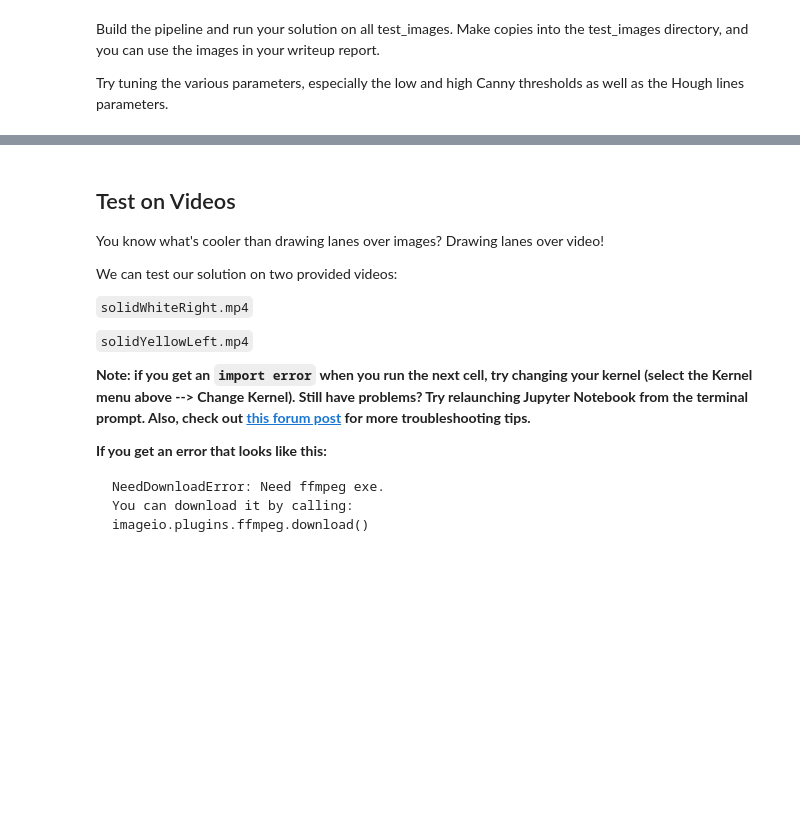
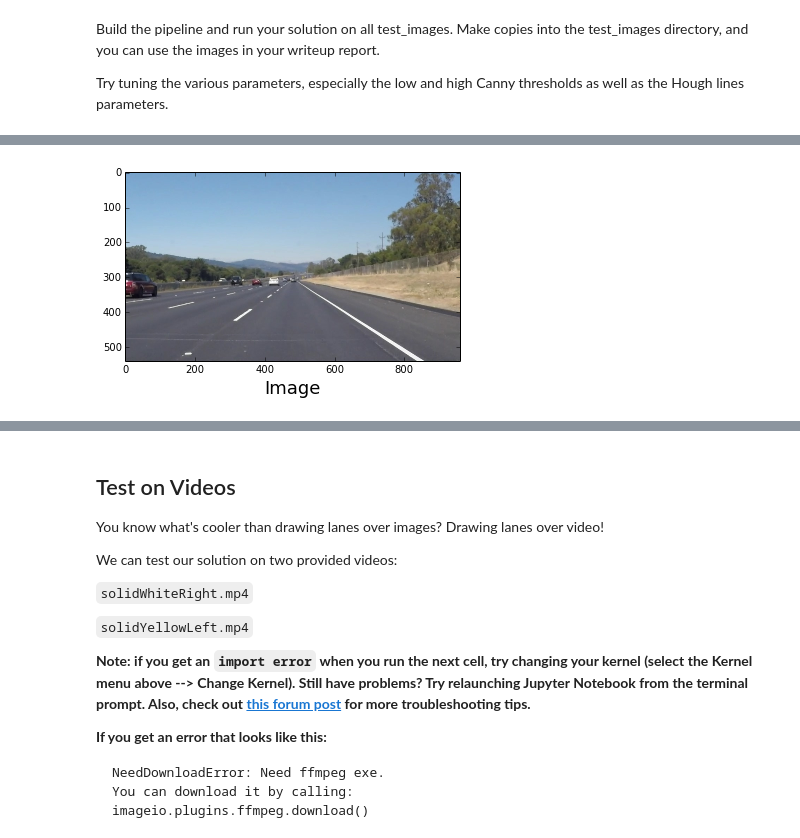
Before and after one commit to lochappy/CarND-LaneLines-P1, a Jupyter notebook: P1.ipynb, the cells around one changed output, grey strips where cells are left out. Cells and saved outputs as stored; diff of their text form; code cells hidden in the pictures; blank space fills up the shorter version.

Commit message:
Finish first prototype of project find lane lines

```diff
--- a/P1.ipynb
+++ b/P1.ipynb
@@ -197,0 +195,82 @@ Try tuning the various parameters, especially the low and high Canny thresholds
+# %%
+# TODO: Build your pipeline that will draw lane lines on the test_images
+# then save them to the test_images directory.
+
+def imshow(img, title = '', cmap='gray'):
+#     pass
+    plt.figure()
+    plt.imshow(img,cmap=cmap)
+    plt.xlabel(title, fontsize=18)
+
+def cluster_lines(lines, y_min, y_max):
+    if (len(lines) == 0):
+        return None
+    else:
+        x=np.hstack((lines[:,0],lines[:,2]))
+        y=np.hstack((lines[:,1],lines[:,3]))
+        line_coeff = np.polyfit(x,y,1)
+        yy = np.array([y_min,y_max])
+        xx = (yy - line_coeff[1]) /  (line_coeff[0] + 1e-7)
+        return np.array([xx[0],yy[0],xx[1],yy[1]],dtype=np.int32)
+
+#get all the available path images in test_images folder
+listOfTestImages = [ "test_images/" + file for file in os.listdir("test_images/") if file.split('.')[-1] == 'jpg']
+print listOfTestImages
+
+#load data
+imgPath = listOfTestImages[0]
+img = mpimg.imread(imgPath)
+imgH, imgW, _ = img.shape
+imshow(img,'Image')
+
+#convert to grayscale
+gray_img = grayscale(img)
+imshow(gray_img,'gray_img')
+
+#gaussian smooth
+kernel_size = 3
+smooth_img = gaussian_blur(gray_img,kernel_size)
+imshow(smooth_img,'smooth_img')
+
+#canny edges detector
+low_threshold = 50
+high_threshold = 150
+canny_img = canny(smooth_img,low_threshold=low_threshold,high_threshold=high_threshold)
+imshow(canny_img,'canny_img')
+
+#mask the ROI
+vertices = np.array([[(0,imgH),
+            (round(imgW/2),round(imgH/2 + 40)),
+            (round(imgW/2),round(imgH/2 + 40)),
+            (imgW,imgH)
+           ]],dtype = np.int32)
+masked_canny_img = region_of_interest(canny_img,vertices)
+imshow(masked_canny_img,'masked_canny_img')
+
+#Find Hough line
+# Define the Hough transform parameters
+rho = 2 # distance resolution in pixels of the Hough grid
+theta = np.pi/180 # angular resolution in radians of the Hough grid
+threshold = 5     # minimum number of votes (intersections in Hough grid cell)
+min_line_len = 20 #minimum number of pixels making up a line
+max_line_gap = 20    # maximum gap in pixels between connectable line segments
+lines = cv2.HoughLinesP(masked_canny_img, rho, theta, threshold, np.array([]), minLineLength=min_line_len, maxLineGap=max_line_gap)
+
+# draw the found lines
+line_img = np.zeros((img.shape[0], img.shape[1], 3), dtype=np.uint8)
+draw_lines(line_img, lines)
+imshow(line_img,'line_image')
+
+#clustering the lane line
+line_slopes = np.float32((lines[:,:,3] - lines[:,:,1])) / (np.float32((lines[:,:,2] - lines[:,:,0])) + 1e-7)
+right_line = cluster_lines(lines[line_slopes >= 0], imgH/2 + 50,imgH )
+left_line  = cluster_lines(lines[line_slopes < 0],imgH/2 + 50,imgH )
+detected_lane_lines = np.expand_dims(np.vstack((left_line,right_line)), axis=0)
+
+detected_lane_lines_img = np.zeros_like(line_img)
+draw_lines(detected_lane_lines_img, detected_lane_lines,thickness=15)
+imshow(detected_lane_lines_img,'detected_lane_lines_img')
+
+img_with_lane_lines = weighted_img(img,detected_lane_lines_img)
+imshow(img_with_lane_lines,'img_with_lane_lines')
+# %% [output]
@@ -197,0 +278 @@ Try tuning the various parameters, especially the low and high Canny thresholds
+[figure, added]
```
Also changed, not shown: parts of 11 cells of this notebook.
